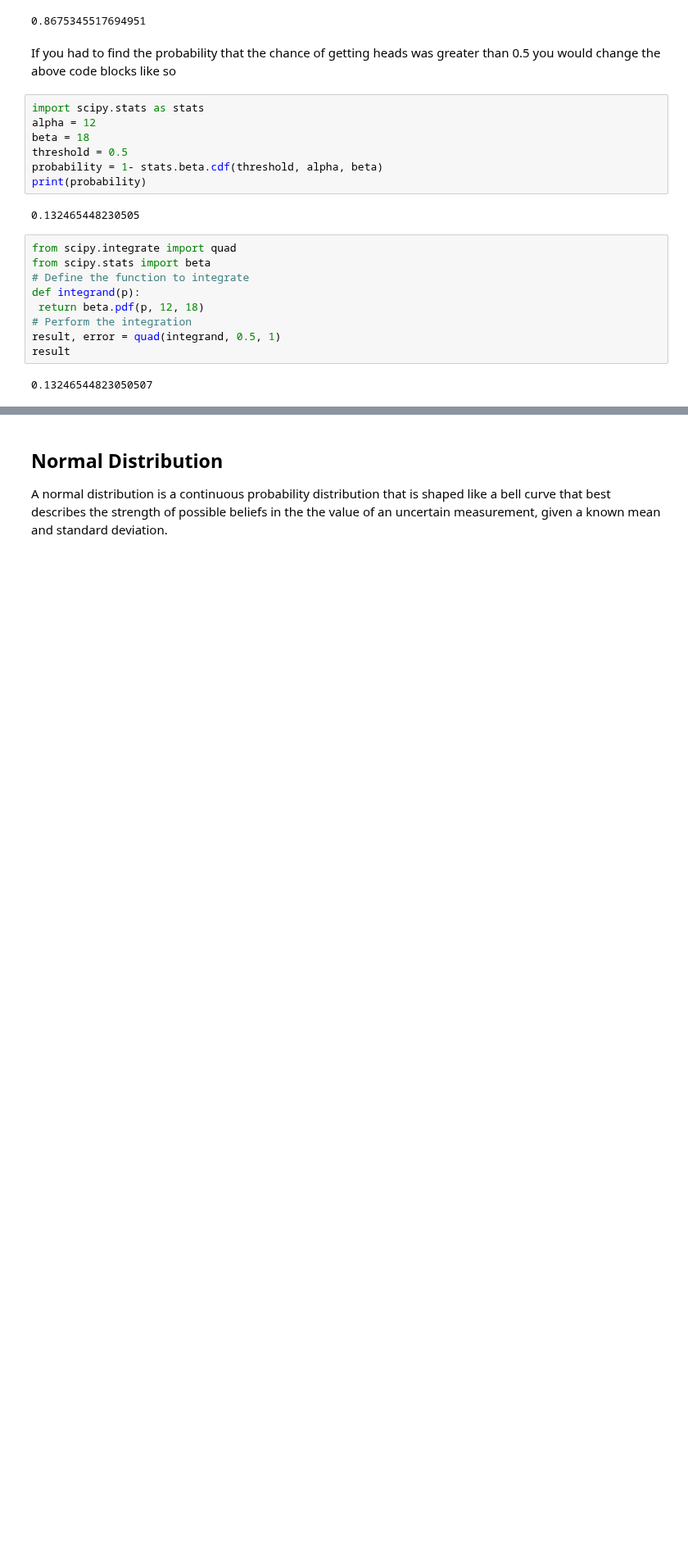
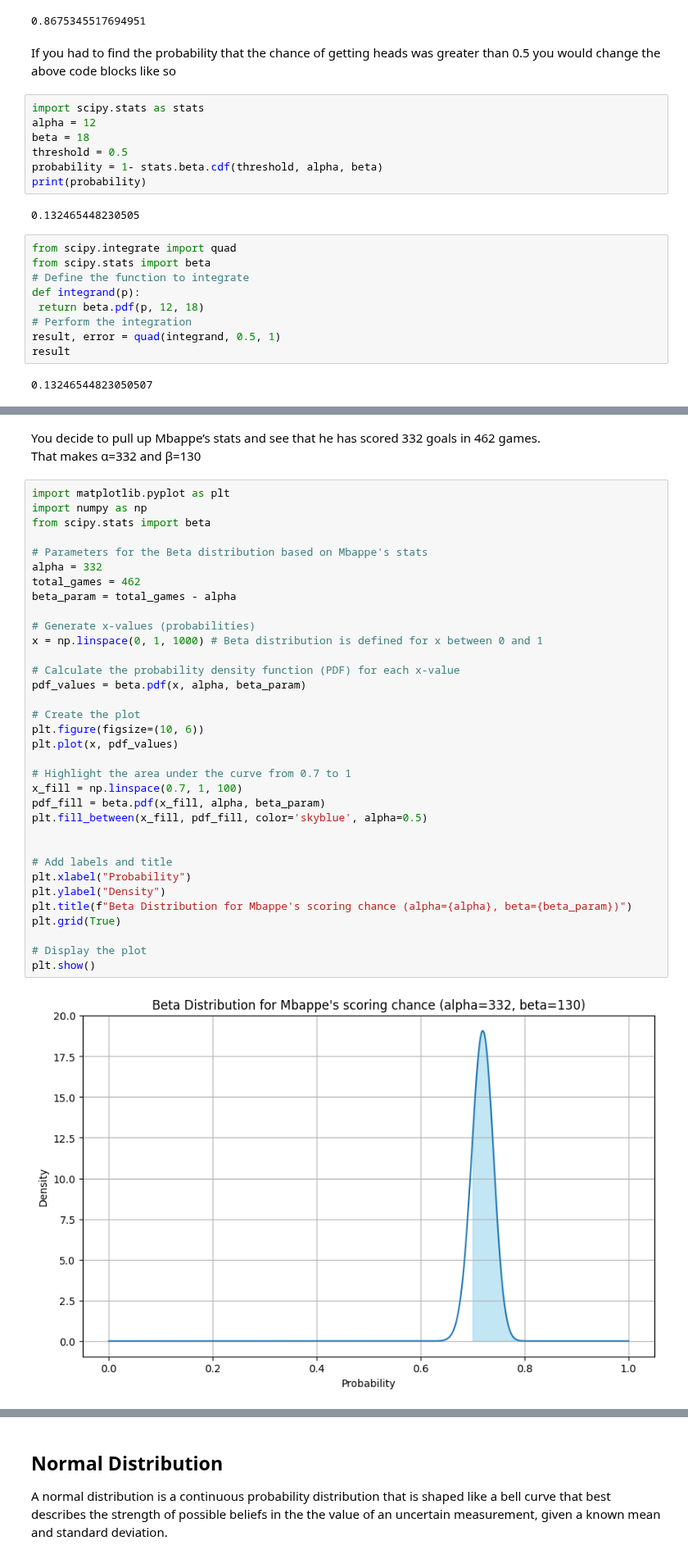
Before and after one commit to RohanRanshinge/causal-inference, a Jupyter notebook: zero-to-hero-bsts/PART_I-Bayesian-Statistics/04-Probability-Distributions.ipynb, the cells around one changed output, grey strips where cells are left out. Shown at 82% size. Saved outputs shown, nothing was run; the diff lists cells and outputs as text; blank space fills up the shorter version.

```diff
--- a/zero-to-hero-bsts/PART_I-Bayesian-Statistics/04-Probability-Distributions.ipynb
+++ b/zero-to-hero-bsts/PART_I-Bayesian-Statistics/04-Probability-Distributions.ipynb
@@ -476,0 +481,39 @@ result
+# %% [markdown]
+You decide to pull up Mbappe’s stats and see that he has scored 332 goals in 462 games.
+That makes α=332 and β=130
+# %%
+import matplotlib.pyplot as plt
+import numpy as np
+from scipy.stats import beta
+
+# Parameters for the Beta distribution based on Mbappe's stats
+alpha = 332
+total_games = 462
+beta_param = total_games - alpha
+
+# Generate x-values (probabilities)
+x = np.linspace(0, 1, 1000) # Beta distribution is defined for x between 0 and 1
+
+# Calculate the probability density function (PDF) for each x-value
+pdf_values = beta.pdf(x, alpha, beta_param)
+
+# Create the plot
+plt.figure(figsize=(10, 6))
+plt.plot(x, pdf_values)
+
+# Highlight the area under the curve from 0.7 to 1
+x_fill = np.linspace(0.7, 1, 100)
+pdf_fill = beta.pdf(x_fill, alpha, beta_param)
+plt.fill_between(x_fill, pdf_fill, color='skyblue', alpha=0.5)
+
+
+# Add labels and title
+plt.xlabel("Probability")
+plt.ylabel("Density")
+plt.title(f"Beta Distribution for Mbappe's scoring chance (alpha={alpha}, beta={beta_param})")
+plt.grid(True)
+
+# Display the plot
+plt.show()
+# %% [output]
+[figure, added]
```
Also changed, not shown: parts of 7 cells of this notebook.
